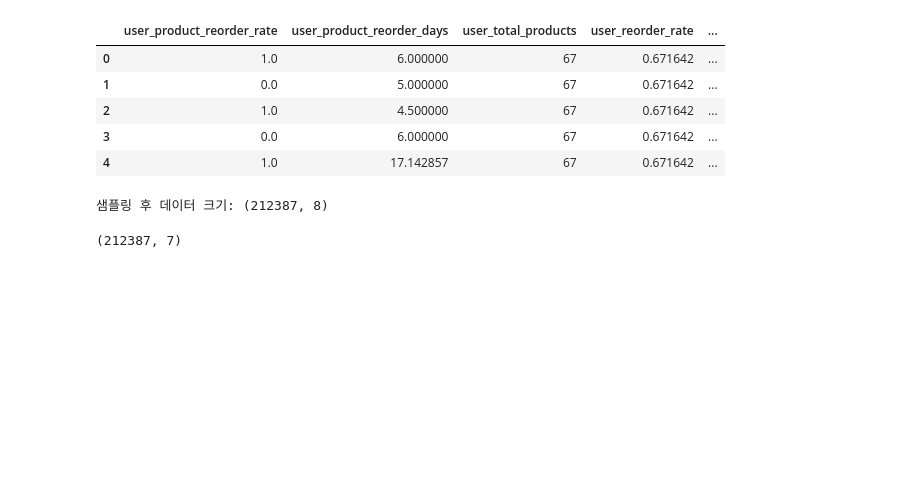
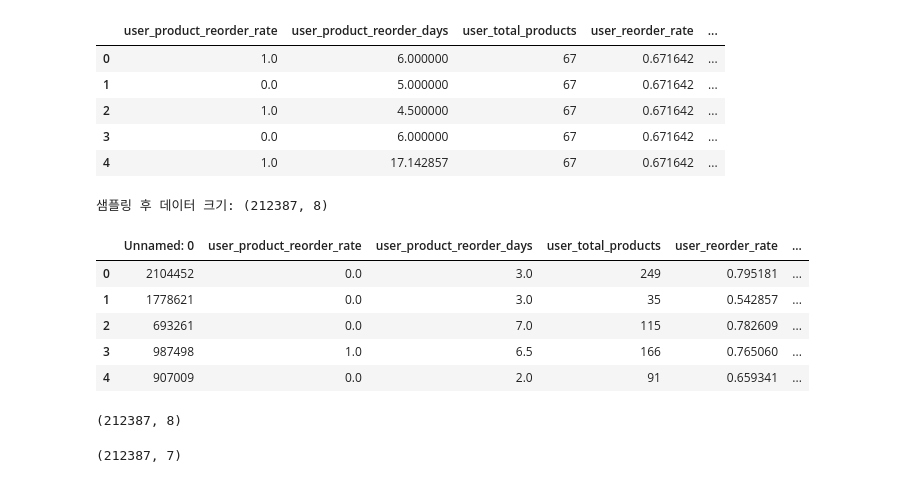
Before and after one commit to WasVelinn/1stPerSonalProjecT, a Jupyter notebook: 개인프로젝트 소스, 시각화.ipynb, the cells around one changed output. Drawn from its saved outputs; the diff is of its cells as text; code cells hidden in the pictures; blank space fills up the shorter version.

```diff
--- a/개인프로젝트 소스, 시각화.ipynb
+++ b/개인프로젝트 소스, 시각화.ipynb
@@ -518,3 +522,16 @@ sampled_data.to_csv('data/sampled_data.csv')
+# %%
+sampled_data.head()
+# %% [output]
+|  | Unnamed: 0 | user_product_reorder_rate | user_product_reorder_days | user_total_products | user_reorder_rate | ... |
+| 0 | 2104452 | 0.0 | 3.0 | 249 | 0.795181 | ... |
+| 1 | 1778621 | 0.0 | 3.0 | 35 | 0.542857 | ... |
+| 2 | 693261 | 0.0 | 7.0 | 115 | 0.782609 | ... |
+| 3 | 987498 | 1.0 | 6.5 | 166 | 0.765060 | ... |
+| 4 | 907009 | 0.0 | 2.0 | 91 | 0.659341 | ... |
+# %%
+sampled_data.shape
+# %% [output]
+(212387, 8)
 # %%
 # 독립변수 정규화 스케일링
 from sklearn.preprocessing import MinMaxScaler
```
Also changed, not shown: parts of 9 cells of this notebook, 2 other files.
